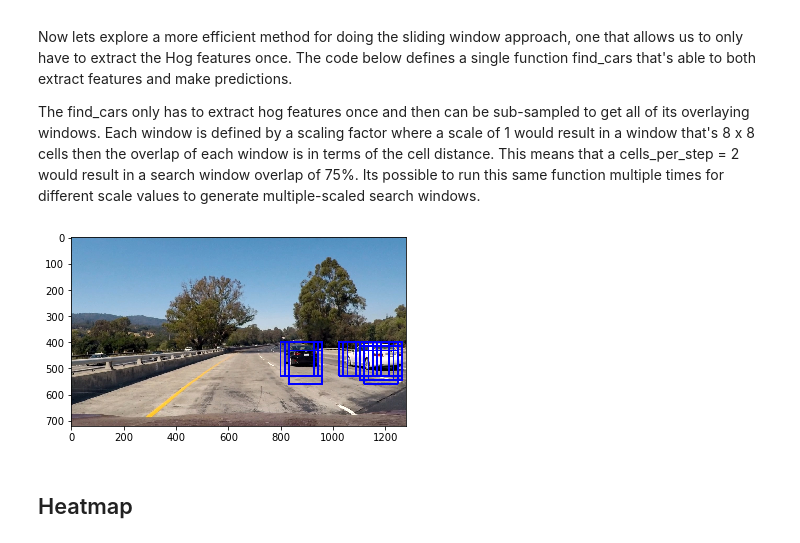
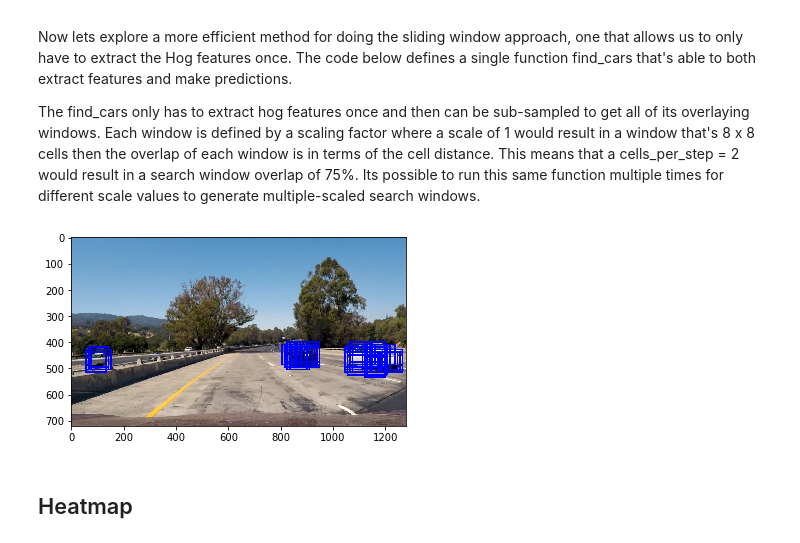
Before and after one commit to rdjondo/CarND-Vehicle-Detection, a Jupyter notebook: experiment.ipynb, the cells around one changed output. Saved outputs shown, nothing was run; the diff lists cells and outputs as text; code cells hidden in the pictures.

```diff
--- a/experiment.ipynb
+++ b/experiment.ipynb
@@ -384,6 +384,8 @@ def find_cars(img, ystart, ystop, scale, svc, X_scaler, orient, pix_per_cell, ce
     hog2 = get_hog_features(ch2, orient, pix_per_cell, cell_per_block, feature_vec=False)
     hog3 = get_hog_features(ch3, orient, pix_per_cell, cell_per_block, feature_vec=False)
 
+    bbox_list = []
+
     for xb in range(nxsteps):
         for yb in range(nysteps):
             ypos = yb*cells_per_step
@@ -395,38 +397,39 @@ def find_cars(img, ystart, ystop, scale, svc, X_scaler, orient, pix_per_cell, ce
             hog_features = np.hstack((hog_feat1, hog_feat2, hog_feat3)).ravel()
             # print('hog_features size', len(hog_features))
             xleft = xpos*pix_per_cell
             ytop = ypos*pix_per_cell
 
             # Extract the image patch
-            subimg = cv2.resize(ctrans_tosearch[ytop:ytop+window, xleft:xleft+window], (64,64))
+            subimg = cv2.resize(ctrans_tosearch[ytop:ytop+window, xleft:xleft+window], (32,32))
 
             # Get color features
             spatial_features = bin_spatial(subimg, size=spatial_size).ravel()
             hist_features = color_hist(subimg, nbins=hist_bins).ravel()
             # Scale features and make a prediction
             feature_vec = np.concatenate((spatial_features, hist_features,hog_features)).ravel()
             test_features = X_scaler.transform(feature_vec.reshape(1, -1))
             #test_features = X_scaler.transform(np.hstack((shape_feat, hist_feat)).reshape(1, -1))
             test_prediction = svc.predict(test_features)
 
             if test_prediction == 1:
                 xbox_left = np.int(xleft*scale)
                 ytop_draw = np.int(ytop*scale)
                 win_draw = np.int(window*scale)
+                bbox_list.append(((xbox_left, ytop_draw+ystart), (xbox_left+win_draw,ytop_draw+win_draw+ystart),))
                 cv2.rectangle(draw_img,(xbox_left, ytop_draw+ystart),(xbox_left+win_draw,ytop_draw+win_draw+ystart),(0,0,255),6)
 
-    return draw_img
+    return draw_img, bbox_list
 
 ystart = 400
 ystop = 656
-scale = 2
+scale = 1.2
 
-out_img = find_cars(img, ystart, ystop, scale, svc, X_scaler, orient, pix_per_cell, cell_per_block, spatial_size, hist_bins)
+out_img, bbox_list = find_cars(img, ystart, ystop, scale, svc, X_scaler, orient, pix_per_cell, cell_per_block, spatial_size, hist_bins)
 
 plt.imshow(out_img)
 plt.show()
 # %% [output]
-[figure, old version]
+[figure, new version]
 # %% [markdown]
 ## Heatmap
 # %%
```
Also changed, not shown: parts of 1 cell of this notebook.
